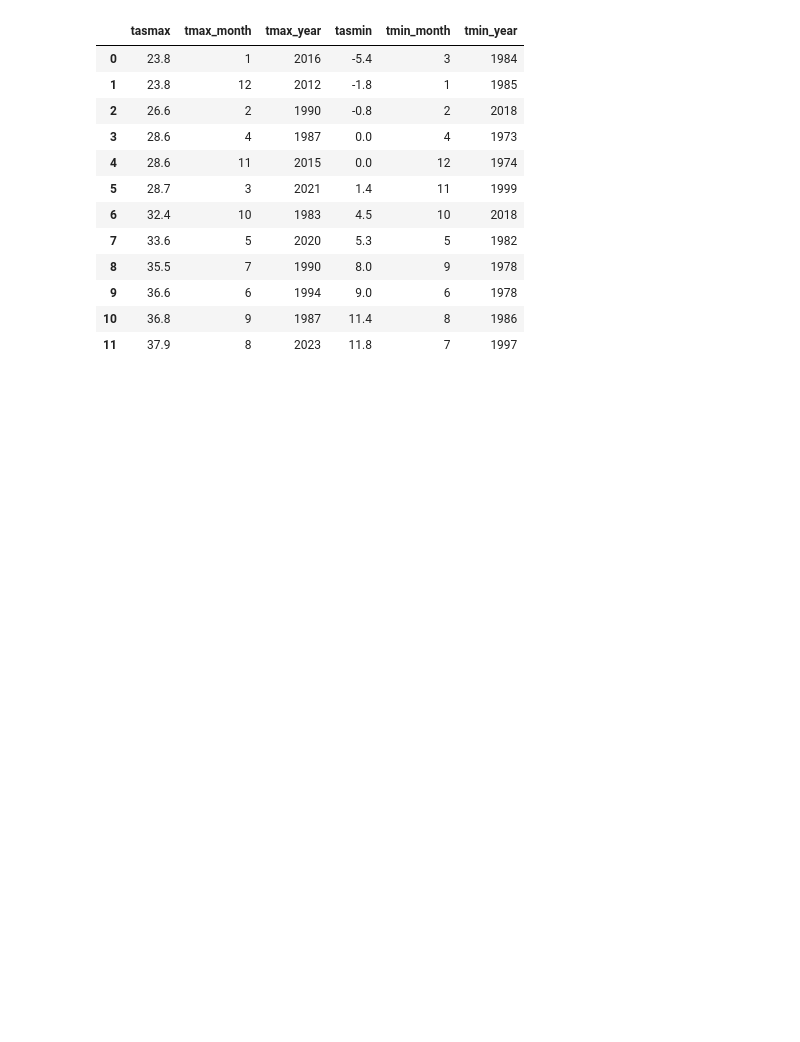
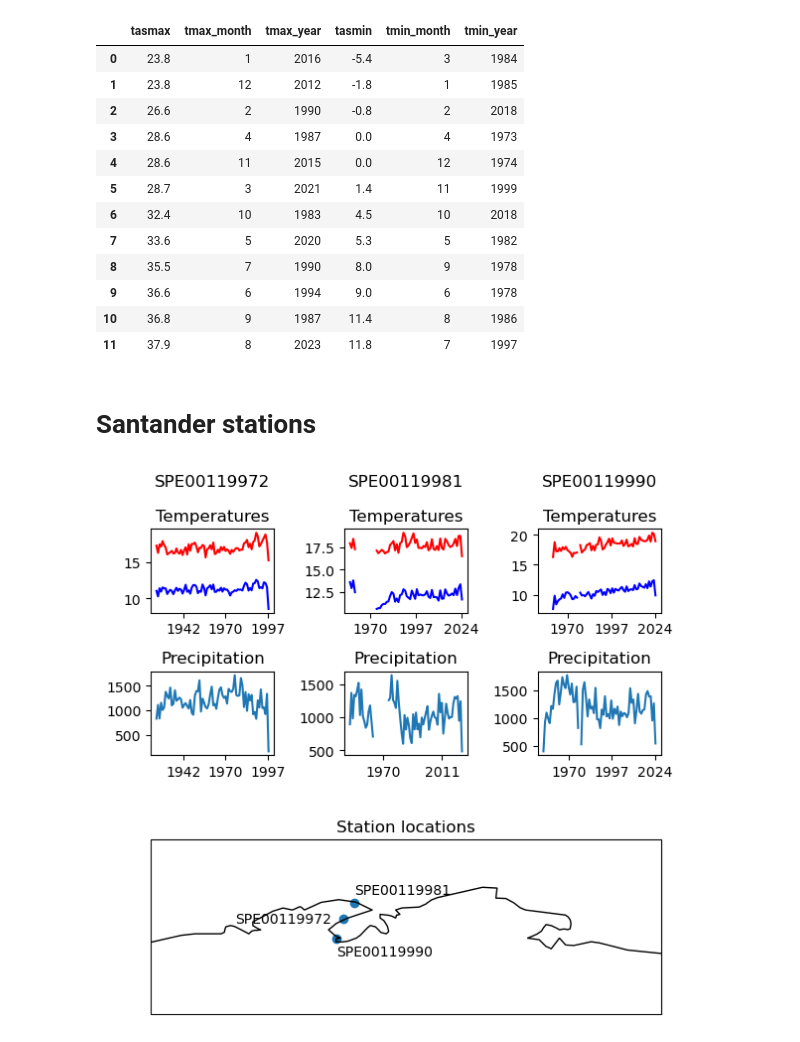
Before and after one commit to zequihg50/ghcnd-dsg, a Jupyter notebook: remote.ipynb, the cells around one changed output. Cells and saved outputs as stored; diff of their text form; code cells hidden in the pictures; blank space fills up the shorter version.

```diff
--- a/remote.ipynb
+++ b/remote.ipynb
@@ -157,3 +163,40 @@ extremes
 | 9 | 36.6 | 6 | 1994 | 9.0 | 6 | 1978 |
 | 10 | 36.8 | 9 | 1987 | 11.4 | 8 | 1986 |
 | 11 | 37.9 | 8 | 2023 | 11.8 | 7 | 1997 |
+# %% [markdown]
+# Santander stations
+# %%
+fig = plt.figure(figsize=(6, 6))
+g = GridSpec(4,3, figure=fig)
+
+tas1, pr1 = plt.subplot(g[0,0], title=f"{names[0]}\n\nTemperatures"), plt.subplot(g[1,0], title="Precipitation")
+tas2, pr2 = plt.subplot(g[0,1], title=f"{names[1]}\n\nTemperatures"), plt.subplot(g[1,1], title="Precipitation")
+tas3, pr3 = plt.subplot(g[0,2], title=f"{names[2]}\n\nTemperatures"), plt.subplot(g[1,2], title="Precipitation")
+cantabria = plt.subplot(g[2:,:], title="Station locations", projection=ccrs.PlateCarree())
+
+
+date_fmt = mdates.DateFormatter('%Y')
+for j in range(3):
+    data = df[df["station"] == names[j]].set_index("time")[["tasmax", "tasmin"]].resample("YE").mean()
+    ax = fig.axes[j*2]
+    ax.plot(data.index, data["tasmin"], c="blue")
+    ax.plot(data.index, data["tasmax"], c="red")
+    ax.xaxis.set_major_formatter(date_fmt)
+    ax.xaxis.set_major_locator(ticker.MaxNLocator(3))
+
+    data = df[df["station"] == names[j]].set_index("time")[["pr"]].resample("YE").sum()
+    ax = fig.axes[j*2+1]
+    ax.plot(data.index, data["pr"].replace(0, None))
+    ax.xaxis.set_major_formatter(date_fmt)
+    ax.xaxis.set_major_locator(ticker.MaxNLocator(3))
+
+cantabria.scatter(lons, lats)
+cantabria.coastlines()
+cantabria.set_extent([-4.15, -3.2721, 43.3, 43.6], crs=ccrs.PlateCarree())
+cantabria.text(lons[0]-.02, lats[0], names[0], va="center", ha="right")
+cantabria.text(lons[1], lats[1]+.01, names[1], va="bottom")
+cantabria.text(lons[2], lats[2]-.01, names[2], va="top")
+
+plt.tight_layout()
+# %% [output]
+[figure, added]
```
Also changed, not shown: parts of 4 cells of this notebook.
